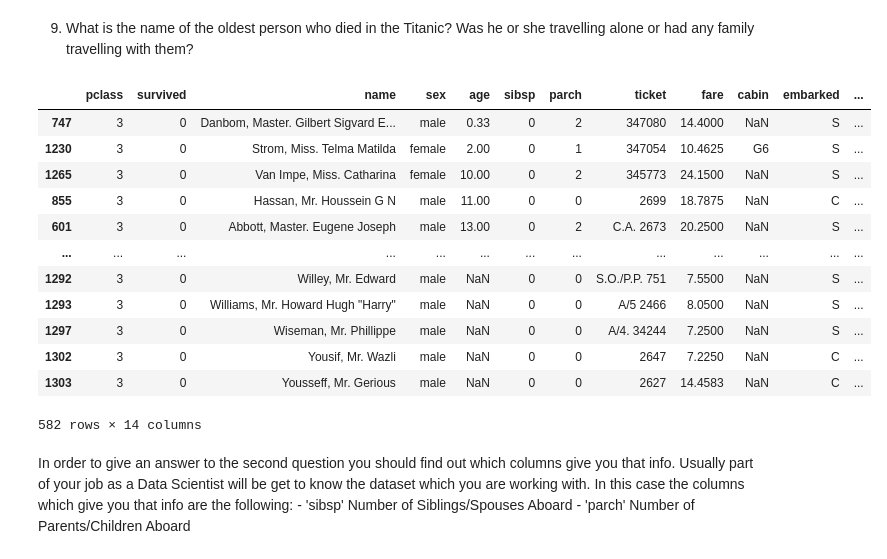
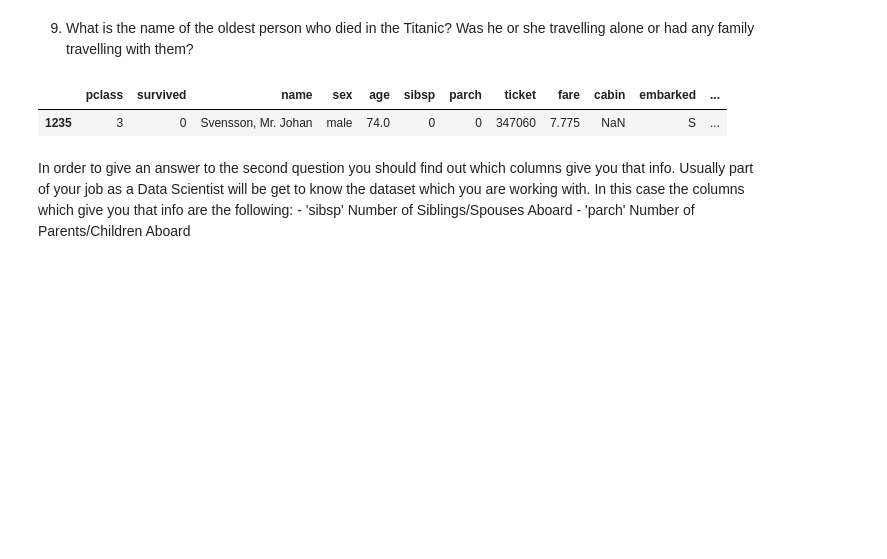
Before and after one commit to RMolleda/Analytics, a Jupyter notebook: Exercises/week5/day3/exercises/TitanicRM.ipynb, the cells around one changed output. Drawn from its saved outputs; the diff is of its cells as text; code cells hidden in the pictures; blank space fills up the shorter version.

```diff
--- a/Exercises/week5/day3/exercises/TitanicRM.ipynb
+++ b/Exercises/week5/day3/exercises/TitanicRM.ipynb
@@ -260,24 +262,12 @@ right_columns
 9. What is the name of the oldest person who died in the Titanic? Was he or she travelling alone or had any family travelling with them?
 # %%
 mask = (filename["survived"] == 0) & (filename["sibsp"] == 0)
-quest9 = filename.sort_values(["age"], ascending=True)
-quest9 = quest9[mask]
-quest9
+quest9[mask].sort_values(["age"], ascending=False).iloc[[0]]
+
 #No consigo dejar de mostrar las filas en las que el valor "age" es NaN para proseguir.
 # %% [output]
 |  | pclass | survived | name | sex | age | sibsp | parch | ticket | fare | cabin | embarked | ... |
-| 747 | 3 | 0 | Danbom, Master. Gilbert Sigvard E... | male | 0.33 | 0 | 2 | 347080 | 14.4000 | NaN | S | ... |
-| 1230 | 3 | 0 | Strom, Miss. Telma Matilda | female | 2.00 | 0 | 1 | 347054 | 10.4625 | G6 | S | ... |
-| 1265 | 3 | 0 | Van Impe, Miss. Catharina | female | 10.00 | 0 | 2 | 345773 | 24.1500 | NaN | S | ... |
-| 855 | 3 | 0 | Hassan, Mr. Houssein G N | male | 11.00 | 0 | 0 | 2699 | 18.7875 | NaN | C | ... |
-| 601 | 3 | 0 | Abbott, Master. Eugene Joseph | male | 13.00 | 0 | 2 | C.A. 2673 | 20.2500 | NaN | S | ... |
-| ... | ... | ... | ... | ... | ... | ... | ... | ... | ... | ... | ... | ... |
-| 1292 | 3 | 0 | Willey, Mr. Edward | male | NaN | 0 | 0 | S.O./P.P. 751 | 7.5500 | NaN | S | ... |
-| 1293 | 3 | 0 | Williams, Mr. Howard Hugh "Harry" | male | NaN | 0 | 0 | A/5 2466 | 8.0500 | NaN | S | ... |
-| 1297 | 3 | 0 | Wiseman, Mr. Phillippe | male | NaN | 0 | 0 | A/4. 34244 | 7.2500 | NaN | S | ... |
-| 1302 | 3 | 0 | Yousif, Mr. Wazli | male | NaN | 0 | 0 | 2647 | 7.2250 | NaN | C | ... |
-| 1303 | 3 | 0 | Yousseff, Mr. Gerious | male | NaN | 0 | 0 | 2627 | 14.4583 | NaN | C | ... |
+| 1235 | 3 | 0 | Svensson, Mr. Johan | male | 74.0 | 0 | 0 | 347060 | 7.775 | NaN | S | ... |
-582 rows × 14 columns
 # %%
 #your code
 # %% [markdown]
```
Also changed, not shown: parts of 13 cells of this notebook, 2 other files.
